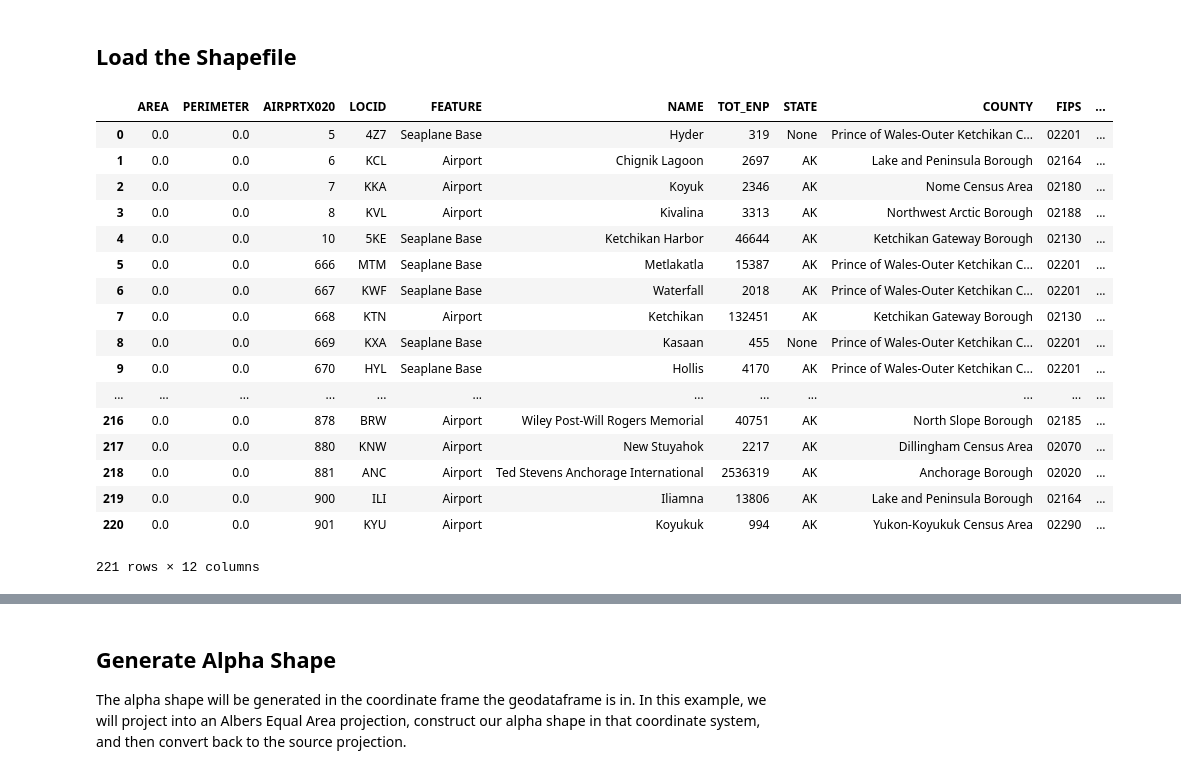
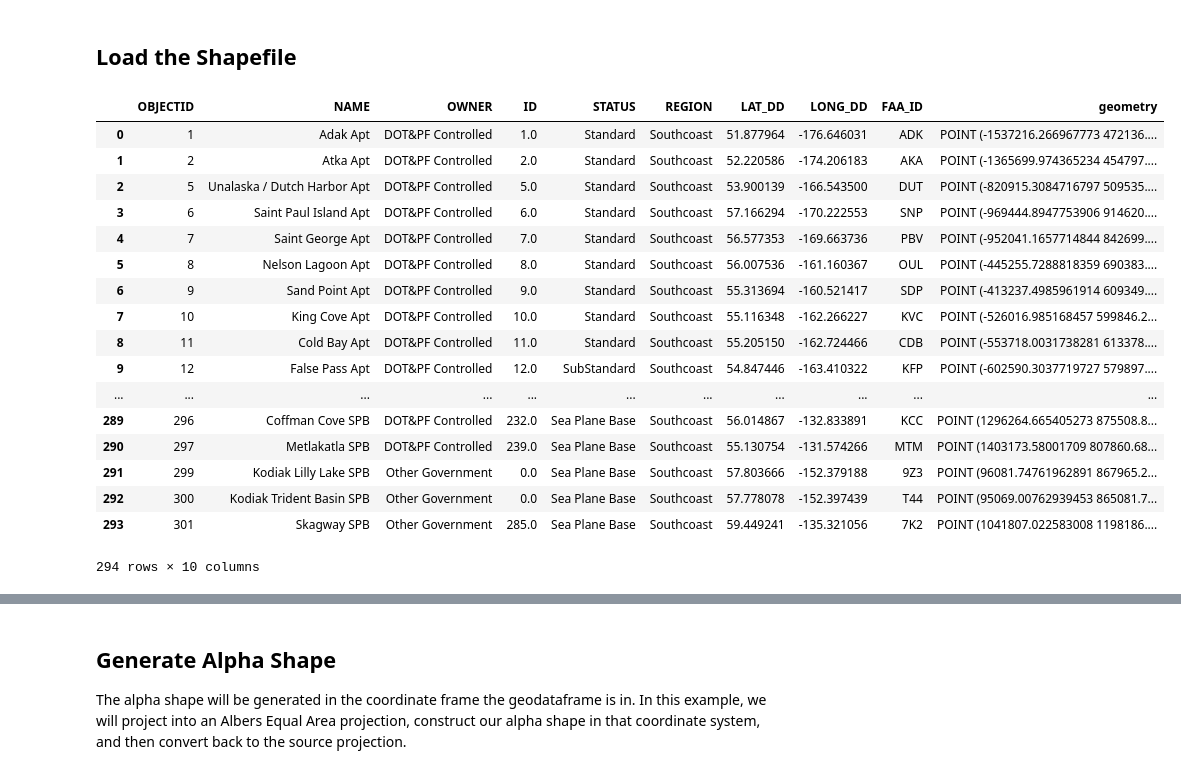
Before and after one commit to bellockk/alphashape, a Jupyter notebook: examples/geopandas.ipynb, the cells around one changed output, grey strips where cells are left out. Cells and saved outputs as stored; diff of their text form; code cells hidden in the pictures.

```diff
--- a/examples/geopandas.ipynb
+++ b/examples/geopandas.ipynb
@@ -9,30 +9,30 @@ The data used in this notebook can be obtained from the Alaska Department of Tra
 # %% [markdown]
 ## Load the Shapefile
 # %%
+import os
 import geopandas
-SCRIPT_PATH = os.getcwd()
-data = os.path.join(SCRIPT_PATH, 'airports.shp')
+data = os.path.join(os.getcwd(), 'data', 'Public_Airports_March2018.shp')
 gdf = geopandas.read_file(data)
 gdf
 # %% [output]
-|  | AREA | PERIMETER | AIRPRTX020 | LOCID | FEATURE | NAME | TOT_ENP | STATE | COUNTY | FIPS | ... |
-| 0 | 0.0 | 0.0 | 5 | 4Z7 | Seaplane Base | Hyder | 319 | None | Prince of Wales-Outer Ketchikan C... | 02201 | ... |
-| 1 | 0.0 | 0.0 | 6 | KCL | Airport | Chignik Lagoon | 2697 | AK | Lake and Peninsula Borough | 02164 | ... |
-| 2 | 0.0 | 0.0 | 7 | KKA | Airport | Koyuk | 2346 | AK | Nome Census Area | 02180 | ... |
-| 3 | 0.0 | 0.0 | 8 | KVL | Airport | Kivalina | 3313 | AK | Northwest Arctic Borough | 02188 | ... |
-| 4 | 0.0 | 0.0 | 10 | 5KE | Seaplane Base | Ketchikan Harbor | 46644 | AK | Ketchikan Gateway Borough | 02130 | ... |
-| 5 | 0.0 | 0.0 | 666 | MTM | Seaplane Base | Metlakatla | 15387 | AK | Prince of Wales-Outer Ketchikan C... | 02201 | ... |
-| 6 | 0.0 | 0.0 | 667 | KWF | Seaplane Base | Waterfall | 2018 | AK | Prince of Wales-Outer Ketchikan C... | 02201 | ... |
-| 7 | 0.0 | 0.0 | 668 | KTN | Airport | Ketchikan | 132451 | AK | Ketchikan Gateway Borough | 02130 | ... |
-| 8 | 0.0 | 0.0 | 669 | KXA | Seaplane Base | Kasaan | 455 | None | Prince of Wales-Outer Ketchikan C... | 02201 | ... |
-| 9 | 0.0 | 0.0 | 670 | HYL | Seaplane Base | Hollis | 4170 | AK | Prince of Wales-Outer Ketchikan C... | 02201 | ... |
-| ... | ... | ... | ... | ... | ... | ... | ... | ... | ... | ... | ... |
-| 216 | 0.0 | 0.0 | 878 | BRW | Airport | Wiley Post-Will Rogers Memorial | 40751 | AK | North Slope Borough | 02185 | ... |
-| 217 | 0.0 | 0.0 | 880 | KNW | Airport | New Stuyahok | 2217 | AK | Dillingham Census Area | 02070 | ... |
-| 218 | 0.0 | 0.0 | 881 | ANC | Airport | Ted Stevens Anchorage International | 2536319 | AK | Anchorage Borough | 02020 | ... |
-| 219 | 0.0 | 0.0 | 900 | ILI | Airport | Iliamna | 13806 | AK | Lake and Peninsula Borough | 02164 | ... |
-| 220 | 0.0 | 0.0 | 901 | KYU | Airport | Koyukuk | 994 | AK | Yukon-Koyukuk Census Area | 02290 | ... |
+|  | OBJECTID | NAME | OWNER | ID | STATUS | REGION | LAT_DD | LONG_DD | FAA_ID | geometry |
+| 0 | 1 | Adak Apt | DOT&PF Controlled | 1.0 | Standard | Southcoast | 51.877964 | -176.646031 | ADK | POINT (-1537216.266967773 472136.... |
+| 1 | 2 | Atka Apt | DOT&PF Controlled | 2.0 | Standard | Southcoast | 52.220586 | -174.206183 | AKA | POINT (-1365699.974365234 454797.... |
+| 2 | 5 | Unalaska / Dutch Harbor Apt | DOT&PF Controlled | 5.0 | Standard | Southcoast | 53.900139 | -166.543500 | DUT | POINT (-820915.3084716797 509535.... |
+| 3 | 6 | Saint Paul Island Apt | DOT&PF Controlled | 6.0 | Standard | Southcoast | 57.166294 | -170.222553 | SNP | POINT (-969444.8947753906 914620.... |
+| 4 | 7 | Saint George Apt | DOT&PF Controlled | 7.0 | Standard | Southcoast | 56.577353 | -169.663736 | PBV | POINT (-952041.1657714844 842699.... |
+| 5 | 8 | Nelson Lagoon Apt | DOT&PF Controlled | 8.0 | Standard | Southcoast | 56.007536 | -161.160367 | OUL | POINT (-445255.7288818359 690383.... |
+| 6 | 9 | Sand Point Apt | DOT&PF Controlled | 9.0 | Standard | Southcoast | 55.313694 | -160.521417 | SDP | POINT (-413237.4985961914 609349.... |
+| 7 | 10 | King Cove Apt | DOT&PF Controlled | 10.0 | Standard | Southcoast | 55.116348 | -162.266227 | KVC | POINT (-526016.985168457 599846.2... |
+| 8 | 11 | Cold Bay Apt | DOT&PF Controlled | 11.0 | Standard | Southcoast | 55.205150 | -162.724466 | CDB | POINT (-553718.0031738281 613378.... |
+| 9 | 12 | False Pass Apt | DOT&PF Controlled | 12.0 | SubStandard | Southcoast | 54.847446 | -163.410322 | KFP | POINT (-602590.3037719727 579897.... |
+| ... | ... | ... | ... | ... | ... | ... | ... | ... | ... | ... |
+| 289 | 296 | Coffman Cove SPB | DOT&PF Controlled | 232.0 | Sea Plane Base | Southcoast | 56.014867 | -132.833891 | KCC | POINT (1296264.665405273 875508.8... |
+| 290 | 297 | Metlakatla SPB | DOT&PF Controlled | 239.0 | Sea Plane Base | Southcoast | 55.130754 | -131.574266 | MTM | POINT (1403173.58001709 807860.68... |
+| 291 | 299 | Kodiak Lilly Lake SPB | Other Government | 0.0 | Sea Plane Base | Southcoast | 57.803666 | -152.379188 | 9Z3 | POINT (96081.74761962891 867965.2... |
+| 292 | 300 | Kodiak Trident Basin SPB | Other Government | 0.0 | Sea Plane Base | Southcoast | 57.778078 | -152.397439 | T44 | POINT (95069.00762939453 865081.7... |
+| 293 | 301 | Skagway SPB | Other Government | 285.0 | Sea Plane Base | Southcoast | 59.449241 | -135.321056 | 7K2 | POINT (1041807.022583008 1198186.... |
-221 rows × 12 columns
+294 rows × 10 columns
 # %%
 %matplotlib inline
 gdf.plot()
```
Also changed, not shown: parts of 6 cells of this notebook, 1 other file.
